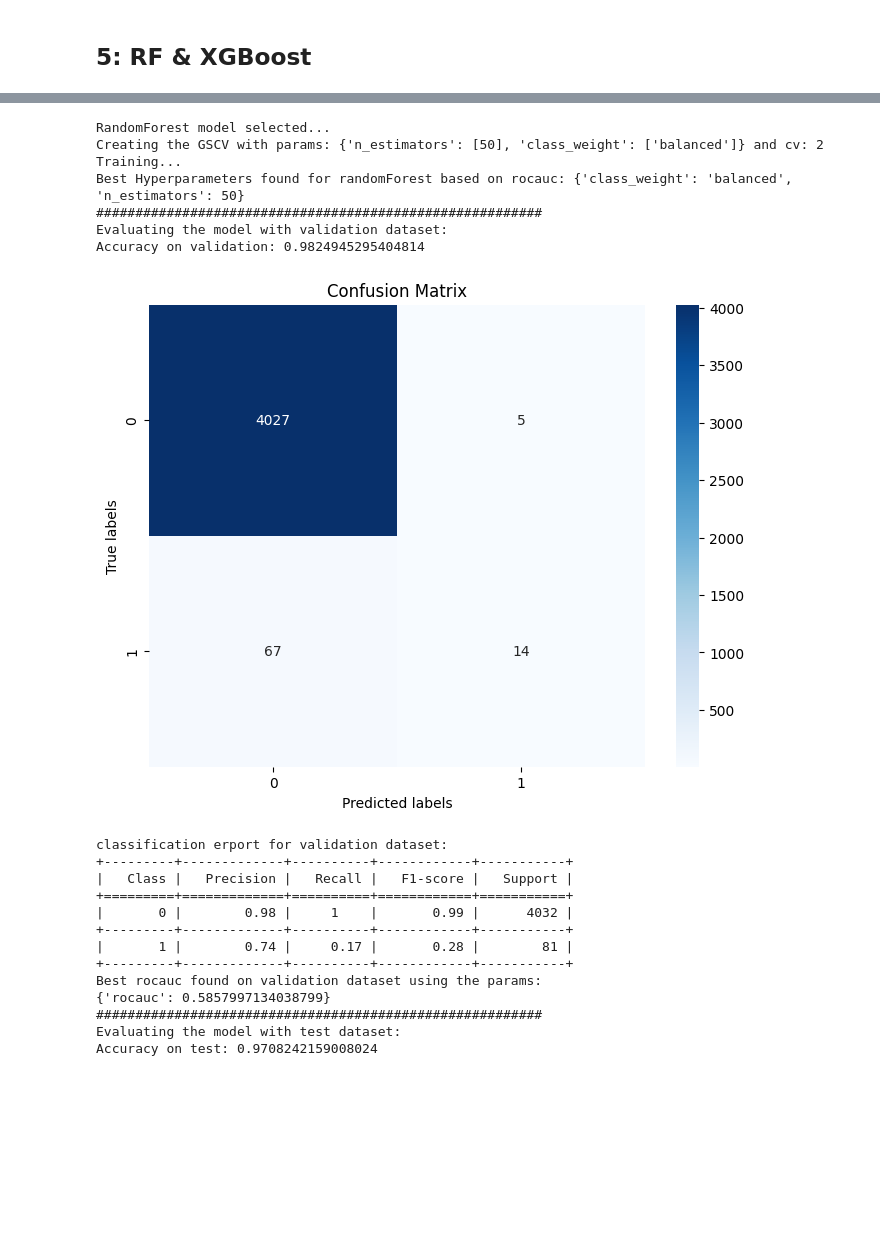
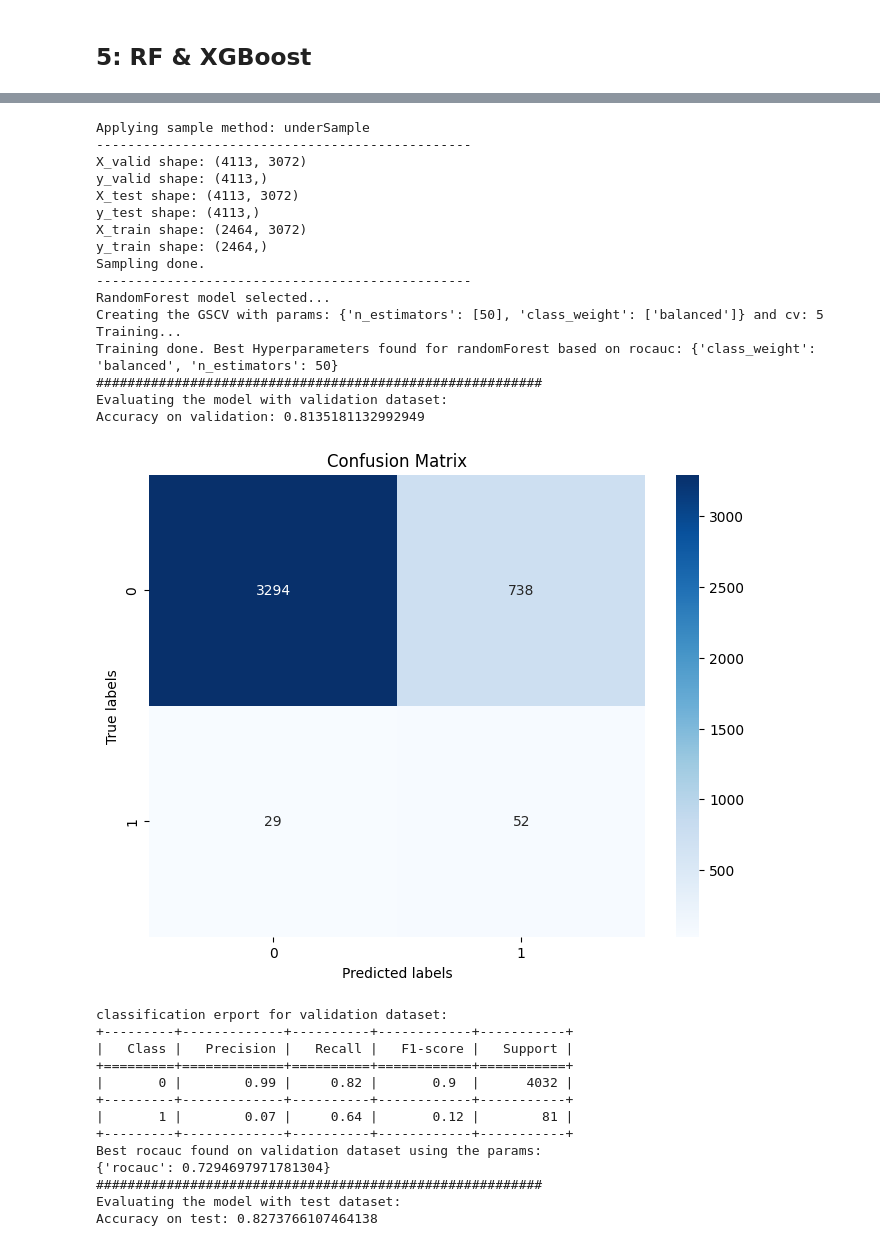
Before and after one commit to alivefghi/ogbg_molhiv_aut_agm, a Jupyter notebook: code/notebooks/ogbg-molhiv-smiles.ipynb, the cells around one changed output, grey strips where cells are left out. Drawn from its saved outputs; the diff is of its cells as text; code cells hidden in the pictures; blank space fills up the shorter version.

Commit message:
- Added adaboost and balancedRF - Also added sampling techniques

```diff
--- a/code/notebooks/ogbg-molhiv-smiles.ipynb
+++ b/code/notebooks/ogbg-molhiv-smiles.ipynb
@@ -415,28 +511,38 @@ def customRandomForest(feature_column, tag_column, param_grid, mode='randomFores
 # %%
 param_grid = {
     'n_estimators': [50],
     'class_weight': ['balanced']
 }
-customRandomForest('morgan_fp', 'HIV_active', param_grid, 'randomForest', cV=2)
+customRandomForest(train_dataset, valid_dataset, test_dataset, 'morgan_fp', 'HIV_active', param_grid, 'randomForest', sample_method="underSample", cV=5)
 # %% [output]
+Applying sample method: underSample
+------------------------------------------------
+X_valid shape: (4113, 3072)
+y_valid shape: (4113,)
+X_test shape: (4113, 3072)
+y_test shape: (4113,)
+X_train shape: (2464, 3072)
+y_train shape: (2464,)
+Sampling done.
+------------------------------------------------
 RandomForest model selected...
-Creating the GSCV with params: {'n_estimators': [50], 'class_weight': ['balanced']} and cv: 2
+Creating the GSCV with params: {'n_estimators': [50], 'class_weight': ['balanced']} and cv: 5
 Training...
-Best Hyperparameters found for randomForest based on rocauc: {'class_weight': 'balanced', 'n_estimators': 50}
+Training done. Best Hyperparameters found for randomForest based on rocauc: {'class_weight': 'balanced', 'n_estimators': 50}
 #########################################################
 Evaluating the model with validation dataset:
-Accuracy on validation: 0.9824945295404814
+Accuracy on validation: 0.8135181132992949
-[figure, old version]
+[figure, new version]
 classification erport for validation dataset:
 +---------+-------------+----------+------------+-----------+
 |   Class |   Precision |   Recall |   F1-score |   Support |
 +=========+=============+==========+============+===========+
-|       0 |        0.98 |     1    |       0.99 |      4032 |
+|       0 |        0.99 |     0.82 |       0.9  |      4032 |
 +---------+-------------+----------+------------+-----------+
-|       1 |        0.74 |     0.17 |       0.28 |        81 |
+|       1 |        0.07 |     0.64 |       0.12 |        81 |
 +---------+-------------+----------+------------+-----------+
 Best rocauc found on validation dataset using the params:
-{'rocauc': 0.5857997134038799}
+{'rocauc': 0.7294697971781304}
 #########################################################
 Evaluating the model with test dataset:
-Accuracy on test: 0.9708242159008024
+Accuracy on test: 0.8273766107464138
```
Also changed, not shown: parts of 5 cells of this notebook.
